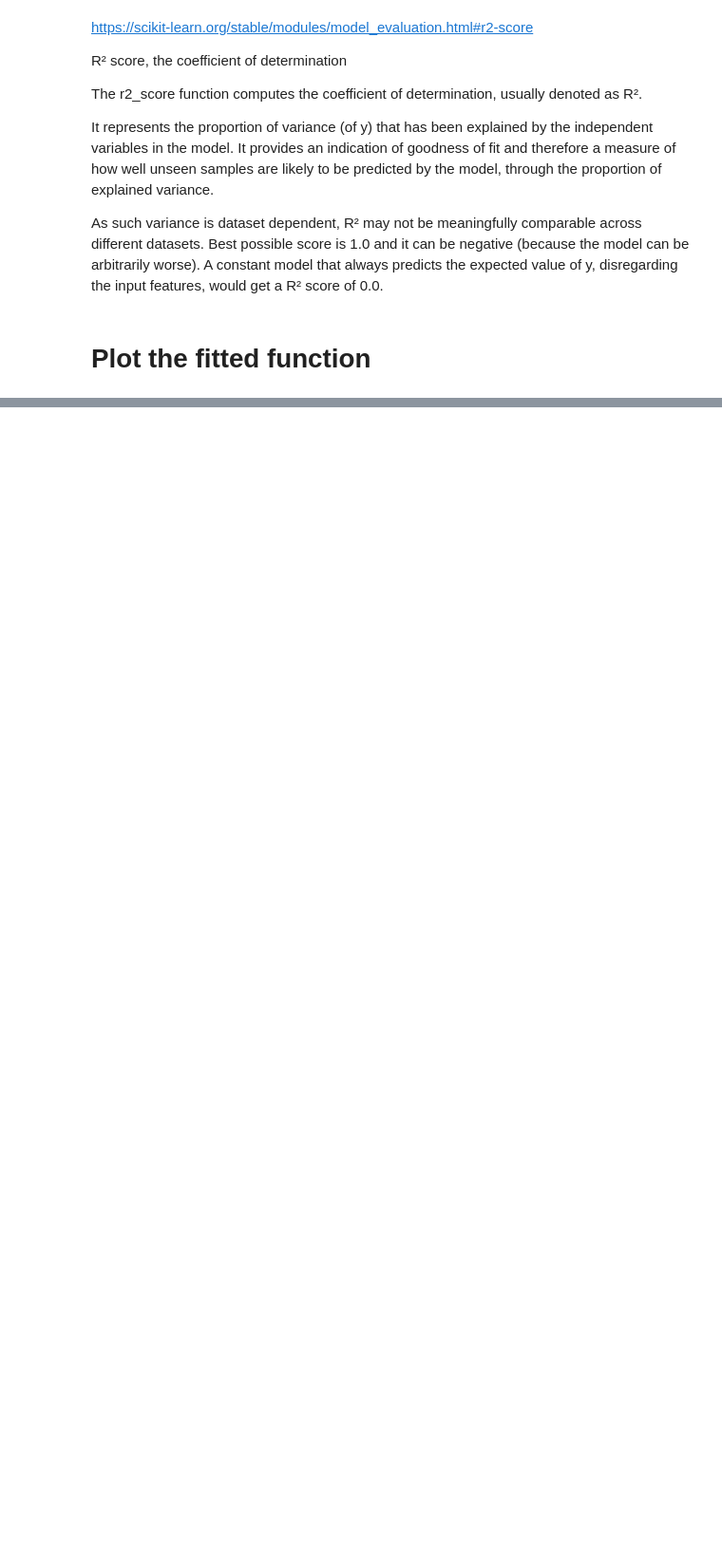
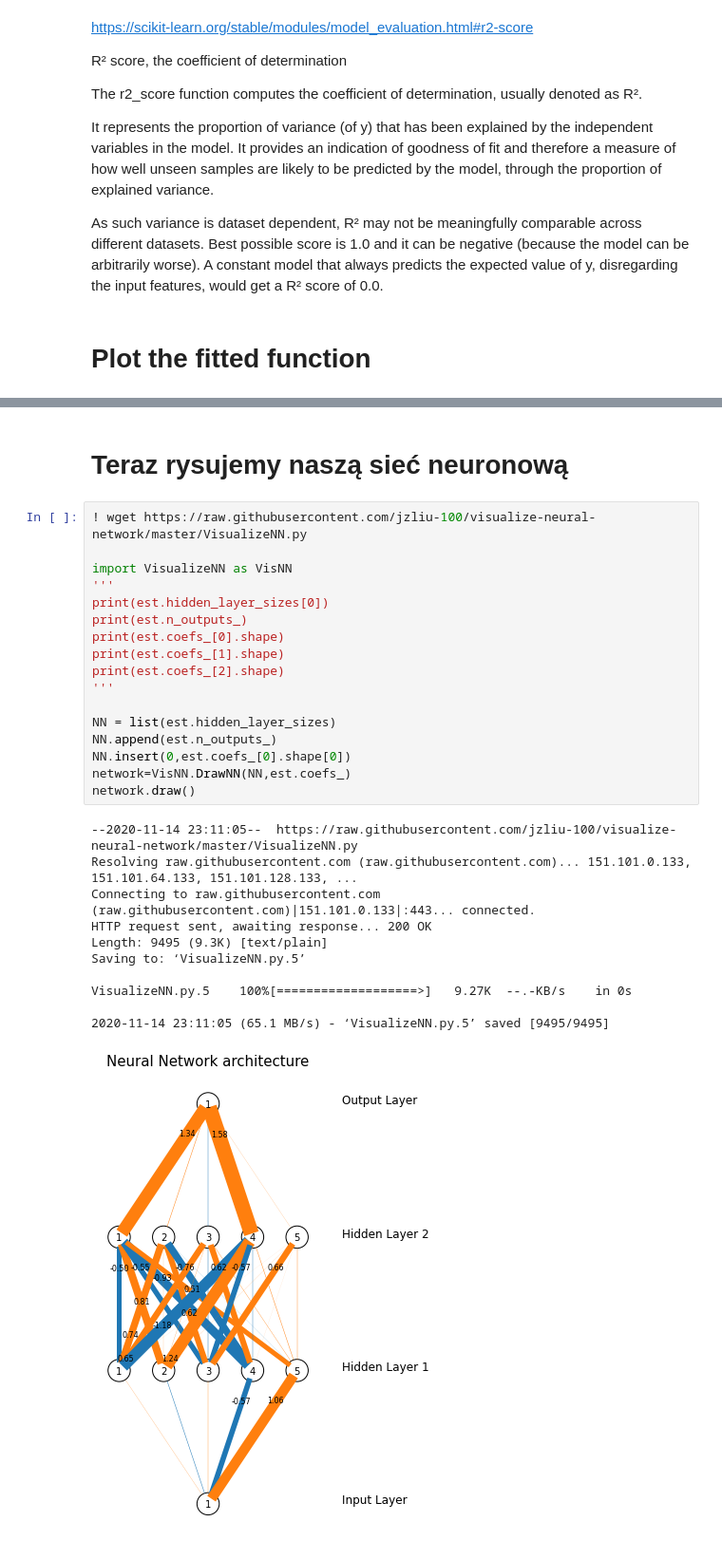
Before and after one commit to marcinwolter/DeepLearning_2020, a Jupyter notebook: wykład_1a.ipynb, the cells around one changed output, grey strips where cells are left out. Shown: that part at 95% size. Cells and saved outputs as stored; diff of their text form; blank space fills up the shorter version.

```diff
--- a/wykład_1a.ipynb
+++ b/wykład_1a.ipynb
@@ -553,0 +554,31 @@ plt.ylabel('$y$',fontsize=15);
+# %% [markdown]
+# Teraz rysujemy naszą sieć neuronową
+# %%
+! wget https://raw.githubusercontent.com/jzliu-100/visualize-neural-network/master/VisualizeNN.py
+
+import VisualizeNN as VisNN
+'''
+print(est.hidden_layer_sizes[0])
+print(est.n_outputs_)
+print(est.coefs_[0].shape)
+print(est.coefs_[1].shape)
+print(est.coefs_[2].shape)
+'''
+
+NN = list(est.hidden_layer_sizes)
+NN.append(est.n_outputs_)
+NN.insert(0,est.coefs_[0].shape[0])
+network=VisNN.DrawNN(NN,est.coefs_)
+network.draw()
+# %% [output]
+--2020-11-14 23:11:05--  https://raw.githubusercontent.com/jzliu-100/visualize-neural-network/master/VisualizeNN.py
+Resolving raw.githubusercontent.com (raw.githubusercontent.com)... 151.101.0.133, 151.101.64.133, 151.101.128.133, ...
+Connecting to raw.githubusercontent.com (raw.githubusercontent.com)|151.101.0.133|:443... connected.
+HTTP request sent, awaiting response... 200 OK
+Length: 9495 (9.3K) [text/plain]
+Saving to: ‘VisualizeNN.py.5’
+
+VisualizeNN.py.5    100%[===================>]   9.27K  --.-KB/s    in 0s
+
+2020-11-14 23:11:05 (65.1 MB/s) - ‘VisualizeNN.py.5’ saved [9495/9495]
+[figure, added]
```
Also changed, not shown: parts of 2 cells of this notebook.
